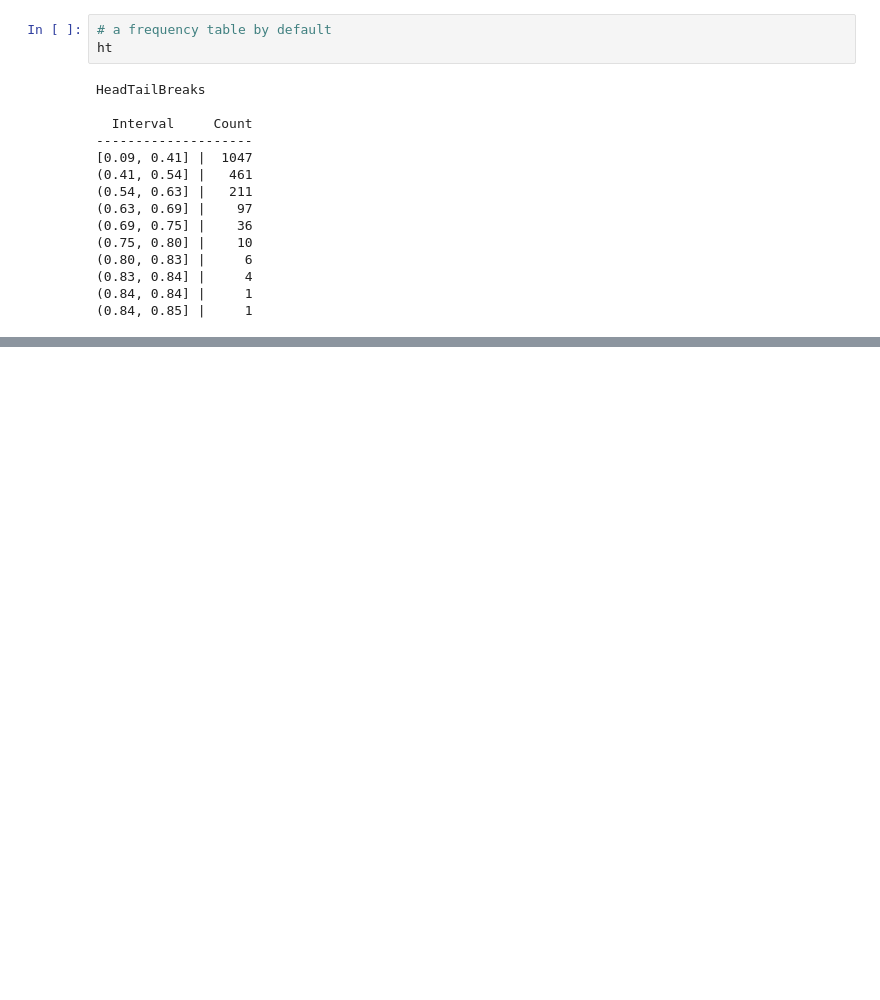
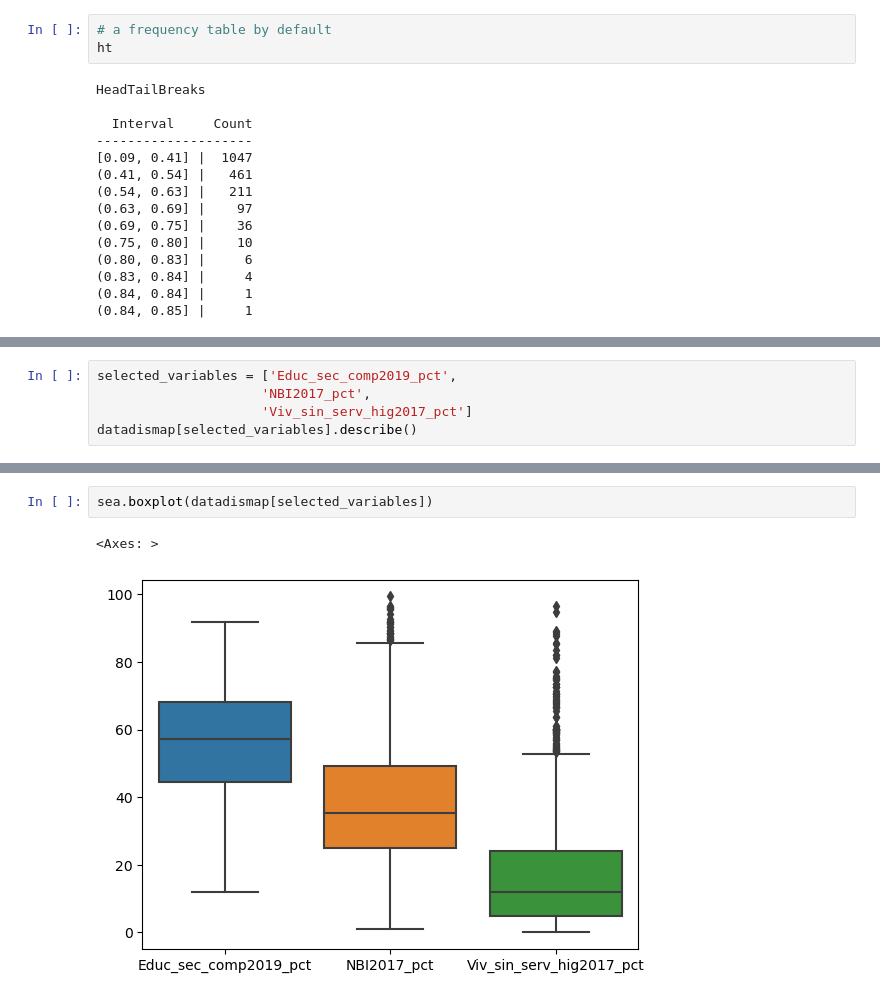
Before and after one commit to FabianRomero20/Examen2, a Jupyter notebook: FULLPRUEBAS.ipynb, the cells around one changed output, grey strips where cells are left out. Drawn from its saved outputs; the diff is of its cells as text; blank space fills up the shorter version.

```diff
--- a/FULLPRUEBAS.ipynb
+++ b/FULLPRUEBAS.ipynb
@@ -366,0 +367,5 @@ datadismap.to_file(os.path.join('mapsPruebas',"dataMapPeru.gpkg"), layer='distri
+# %%
+selected_variables = ['Educ_sec_comp2019_pct',
+                     'NBI2017_pct',
+                     'Viv_sin_serv_hig2017_pct']
+datadismap[selected_variables].describe()
@@ -366,0 +382,5 @@ datadismap.to_file(os.path.join('mapsPruebas',"dataMapPeru.gpkg"), layer='distri
+# %%
+sea.boxplot(datadismap[selected_variables])
+# %% [output]
+<Axes: >
+[figure, added]
```
Also changed, not shown: parts of 29 cells of this notebook, 1 other file.
